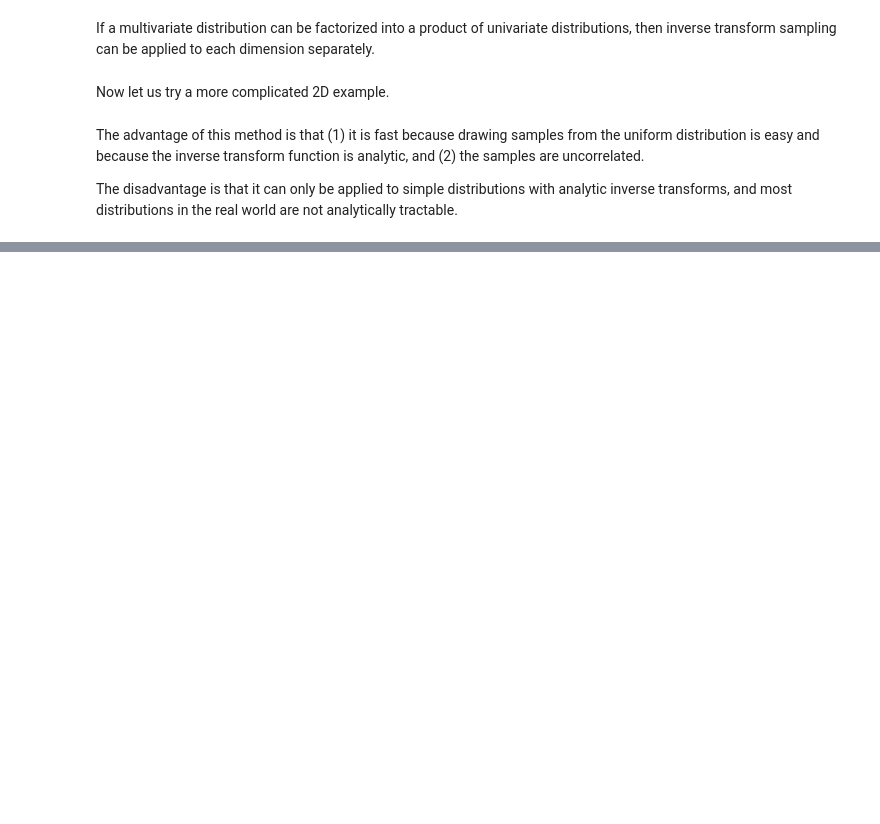
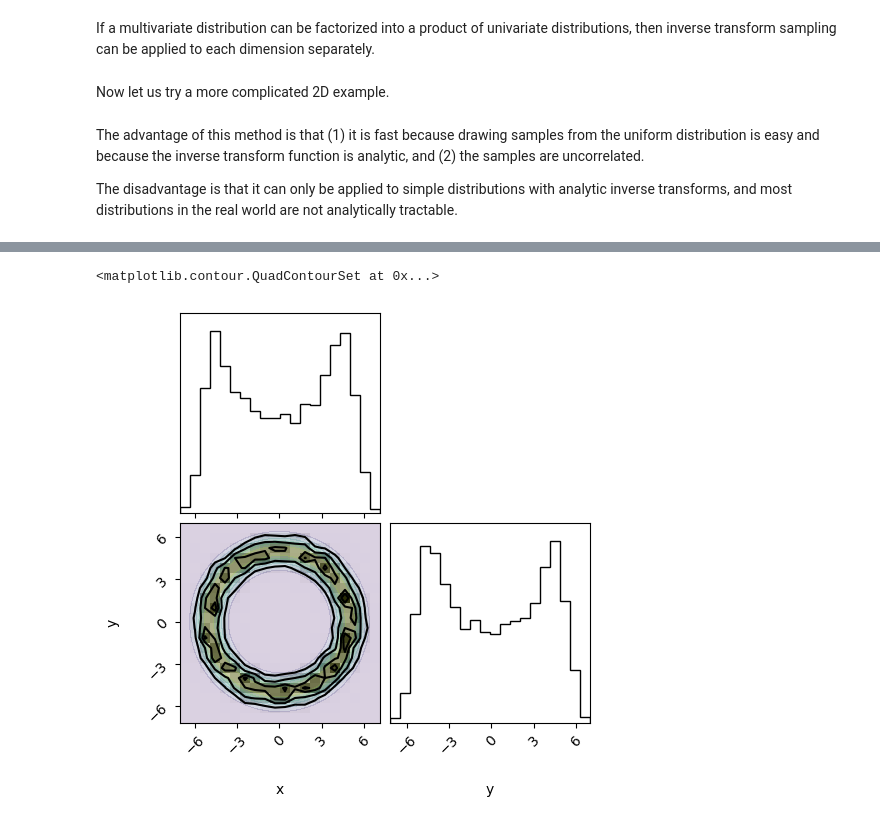
Before and after one commit to abhisrkckl/MCMC_Notes, a Jupyter notebook: 2 - Inverse transform sampling.ipynb, the cells around one changed output, grey strips where cells are left out. Saved outputs shown, nothing was run; the diff lists cells and outputs as text; code cells hidden in the pictures; blank space fills up the shorter version.

```diff
--- a/2 - Inverse transform sampling.ipynb
+++ b/2 - Inverse transform sampling.ipynb
@@ -103,0 +172,30 @@ The disadvantage is that it can only be applied to simple distributions with ana
+# %%
+from scipy.interpolate import CubicSpline
+
+invtran_spl = CubicSpline(cdf_r(rs), rs)
+
+umax = max(cdf_r(rs))
+rmax = max(rs)
+
+def invtran_1(cube):
+    u, v = cube
+    theta = np.pi*(2*v-1)
+    if u <= umax:
+        r = invtran_spl(u)
+    else:
+        r = rmax + (1000-rmax)*(u-umax)/(1-umax)
+    x = r * np.cos(theta)
+    y = r * np.sin(theta)
+    return (x, y)
+# %%
+samples = np.array([invtran_1(cube) for cube in np.random.rand(10000, 2)])
+# %%
+import corner
+
+fig = corner.corner(samples, labels=["x", "y"], plot_datapoints=False)
+
+plt.subplot(223)
+plt.contourf(x, y, np.exp(z), alpha=0.2)
+# %% [output]
+<matplotlib.contour.QuadContourSet at 0x...>
+[figure, added]
```
Also changed, not shown: parts of 11 cells of this notebook, 1 other file.
